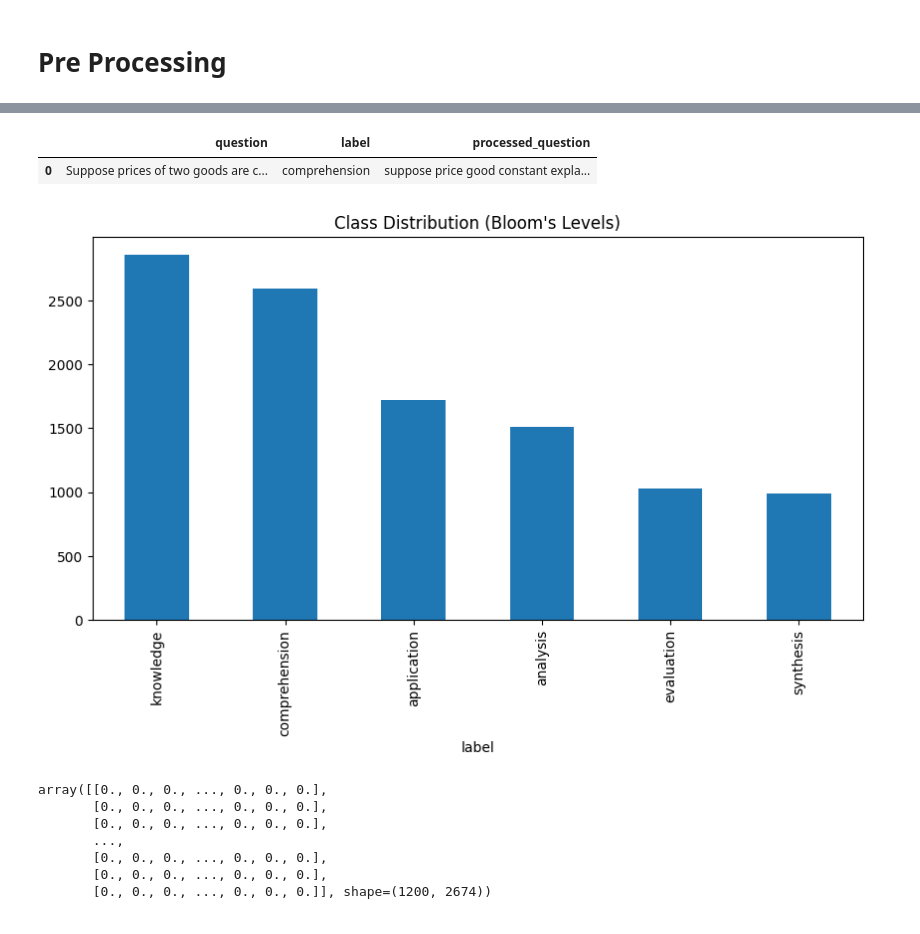
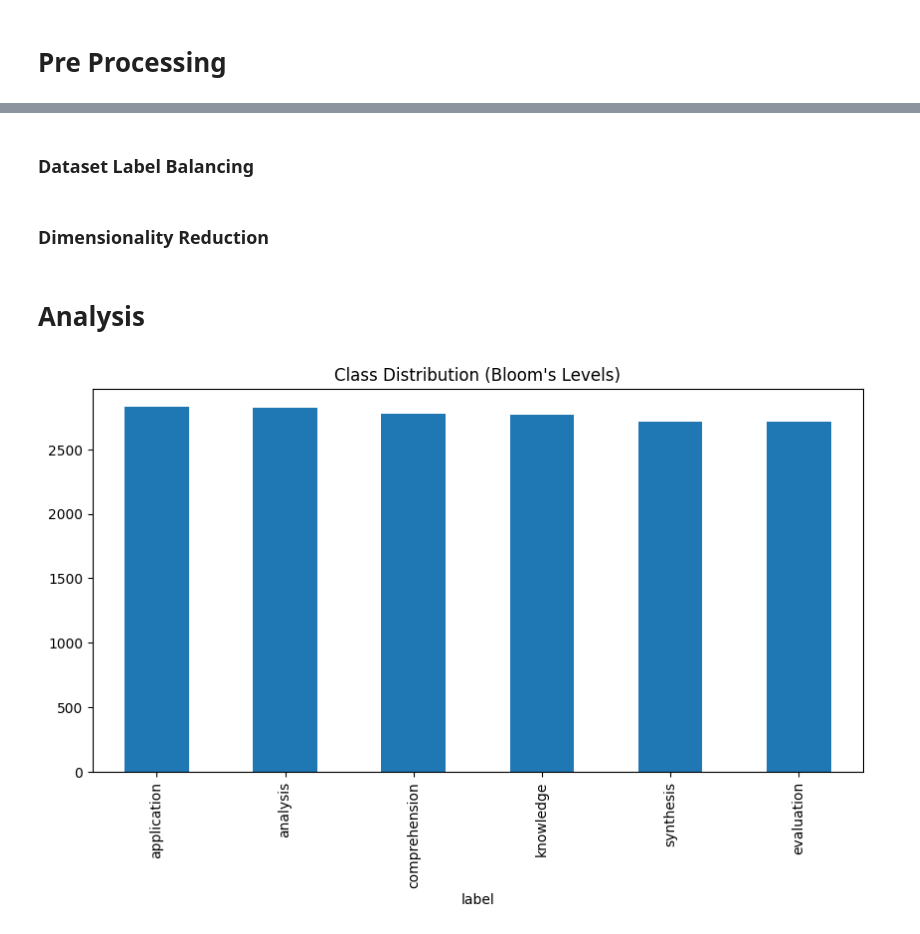
Before and after one commit to 99pranit/Qillion, a Jupyter notebook: notebook/analyse_question.ipynb, the cells around one changed output, grey strips where cells are left out. Saved outputs shown, nothing was run; the diff lists cells and outputs as text; code cells hidden in the pictures.

Commit message:
added label balancing

```diff
--- a/notebook/analyse_question.ipynb
+++ b/notebook/analyse_question.ipynb
@@ -65,3 +63,6 @@ array(['comprehension', 'evaluation', 'application', 'knowledge',
 # TF-IDF Vectorization
 vectorizer = TfidfVectorizer(max_features= 500)
 tfidf = vectorizer.fit_transform(df['processed_question'])
+
+# Convert TF-IDF sparse matrix to DataFrame with appropriate column names
+tfidf_df = pd.DataFrame(tfidf.toarray(), columns= vectorizer.get_feature_names_out())
@@ -89,12 +92,16 @@ InvalidIndexError: Reindexing only valid with uniquely valued Index objects
-# %%
-df.head(1)
-# %% [output]
-|  | question | label | processed_question |
-| 0 | Suppose prices of two goods are c... | comprehension | suppose price good constant expla... |
+# %% [markdown]
+### Dataset Label Balancing
+# %%
+x , y = tfidf_df , df['label']
+x_resampled , y_resampled = SMOTETomek().fit_resample(x , y)
+# %% [markdown]
+### Dimensionality Reduction
+# %% [markdown]
+# Analysis
 # %%
 plt.figure(figsize=(10,5))
-df['label'].value_counts().plot(kind='bar')
+y_resampled.value_counts().plot(kind='bar')
 plt.title('Class Distribution (Bloom\'s Levels)')
 plt.show()
 # %% [output]
-[figure, old version]
+[figure, new version]
@@ -104,10 +107,0 @@ tfidf_vect = tfidf.fit_transform(df['processed_question'])
-# %%
-tfidf_vect.toarray()
-# %% [output]
-array([[0., 0., 0., ..., 0., 0., 0.],
-       [0., 0., 0., ..., 0., 0., 0.],
-       [0., 0., 0., ..., 0., 0., 0.],
-       ...,
-       [0., 0., 0., ..., 0., 0., 0.],
-       [0., 0., 0., ..., 0., 0., 0.],
-       [0., 0., 0., ..., 0., 0., 0.]], shape=(1200, 2674))
```
Also changed, not shown: parts of 9 cells of this notebook, 1 other file.
